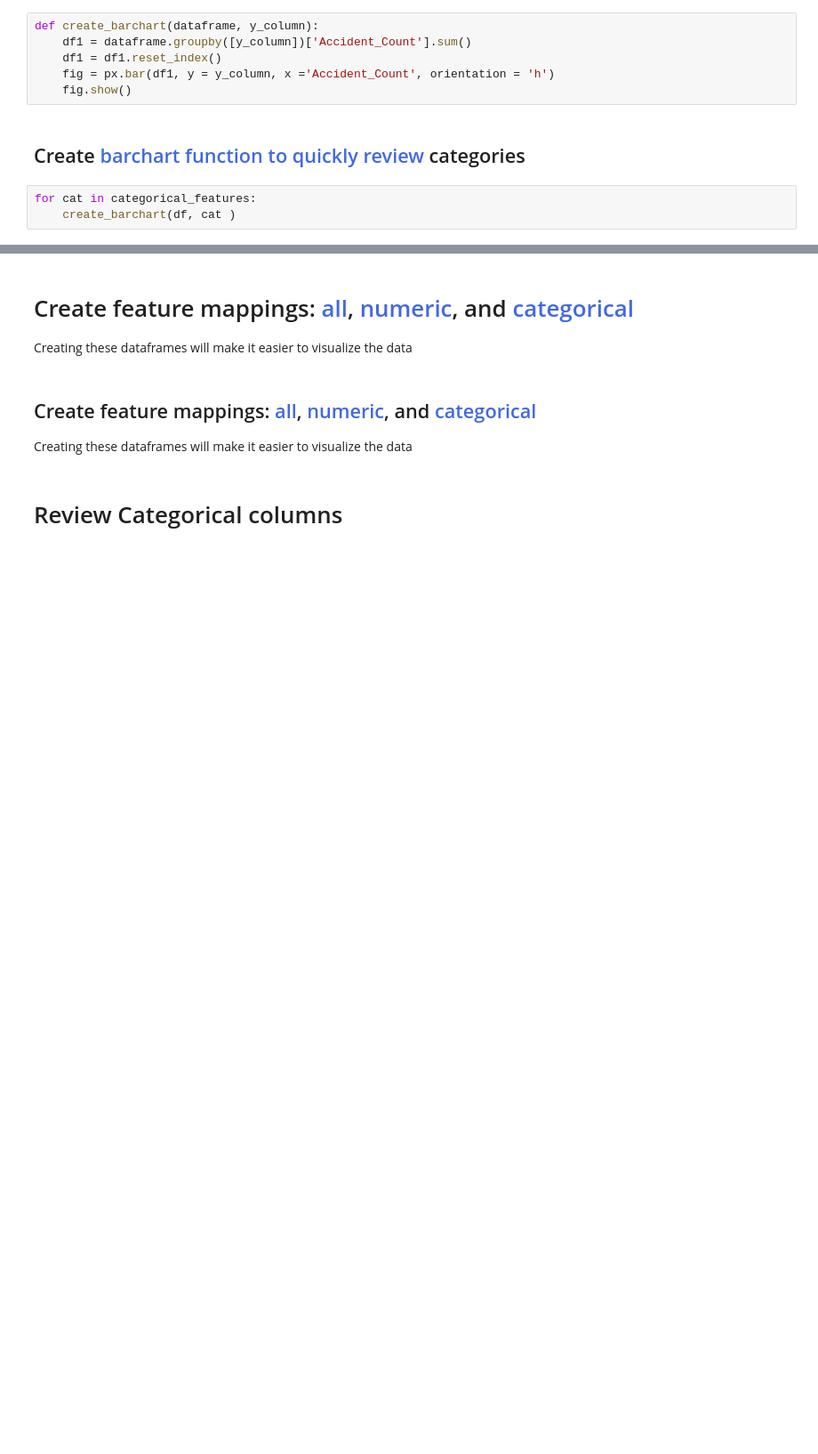
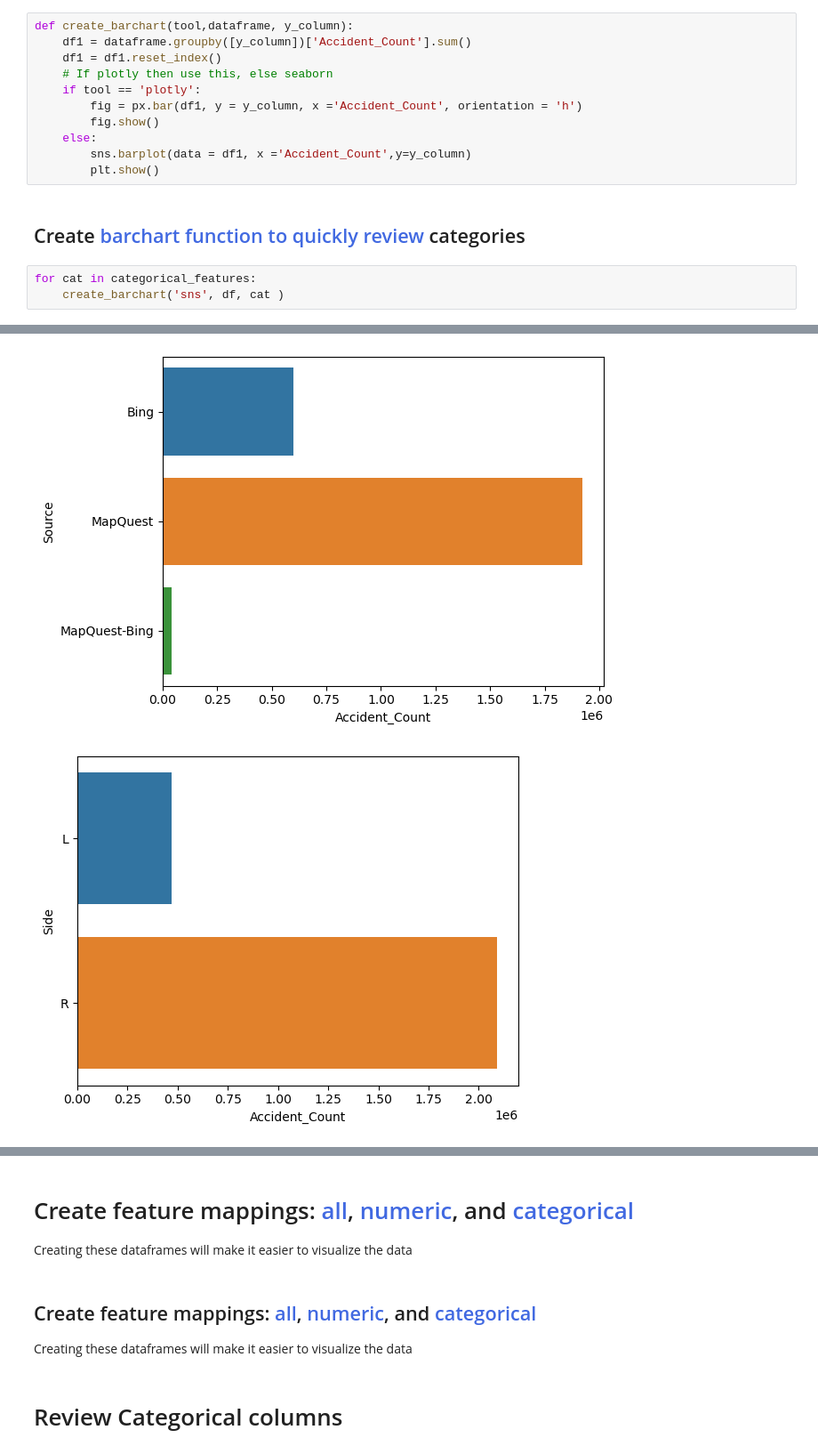
Before and after one commit to TheMiguel777/Car-Accidents-Project, a Jupyter notebook: notebooks/01 Accidents EDA.ipynb, the cells around one changed output, grey strips where cells are left out. Shown at 89% size. Drawn from its saved outputs; the diff is of its cells as text; blank space fills up the shorter version.

```diff
--- a/notebooks/01 Accidents EDA.ipynb
+++ b/notebooks/01 Accidents EDA.ipynb
@@ -448,14 +452,19 @@ categorical_features
  'Astronomical_Twilight',
  'TMC_Description']
 # %%
-def create_barchart(dataframe, y_column):
+def create_barchart(tool,dataframe, y_column):
     df1 = dataframe.groupby([y_column])['Accident_Count'].sum()
     df1 = df1.reset_index()
-    fig = px.bar(df1, y = y_column, x ='Accident_Count', orientation = 'h')
-    fig.show()
+    # If plotly then use this, else seaborn
+    if tool == 'plotly':
+        fig = px.bar(df1, y = y_column, x ='Accident_Count', orientation = 'h')
+        fig.show()
+    else:
+        sns.barplot(data = df1, x ='Accident_Count',y=y_column)
+        plt.show()
 # %% [markdown]
 ## Create <span style="color:RoyalBlue">barchart function to quickly review </span> categories
 # %%
 for cat in categorical_features:
-    create_barchart(df, cat )
+    create_barchart('sns', df, cat )
 # %% [output]
@@ -474,0 +471,2 @@ for cat in categorical_features:
+[figure, added]
+[figure, added]
```
Also changed, not shown: parts of 3 cells of this notebook.
